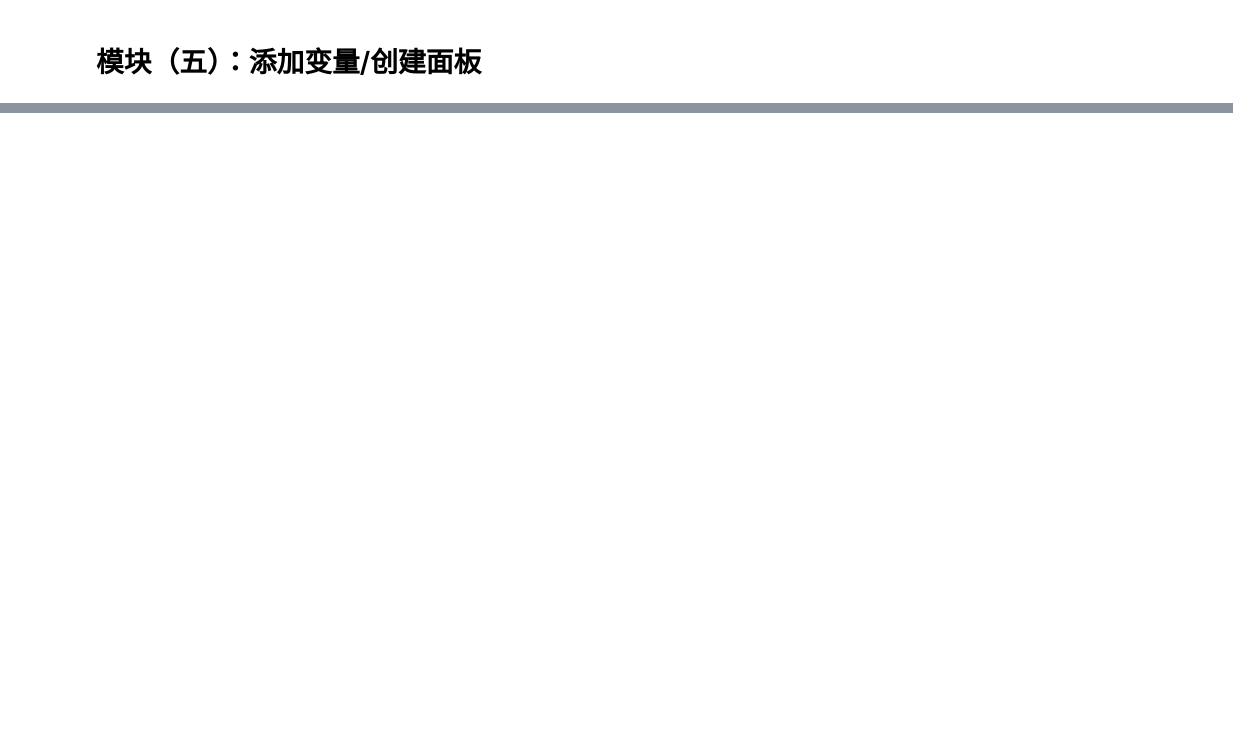
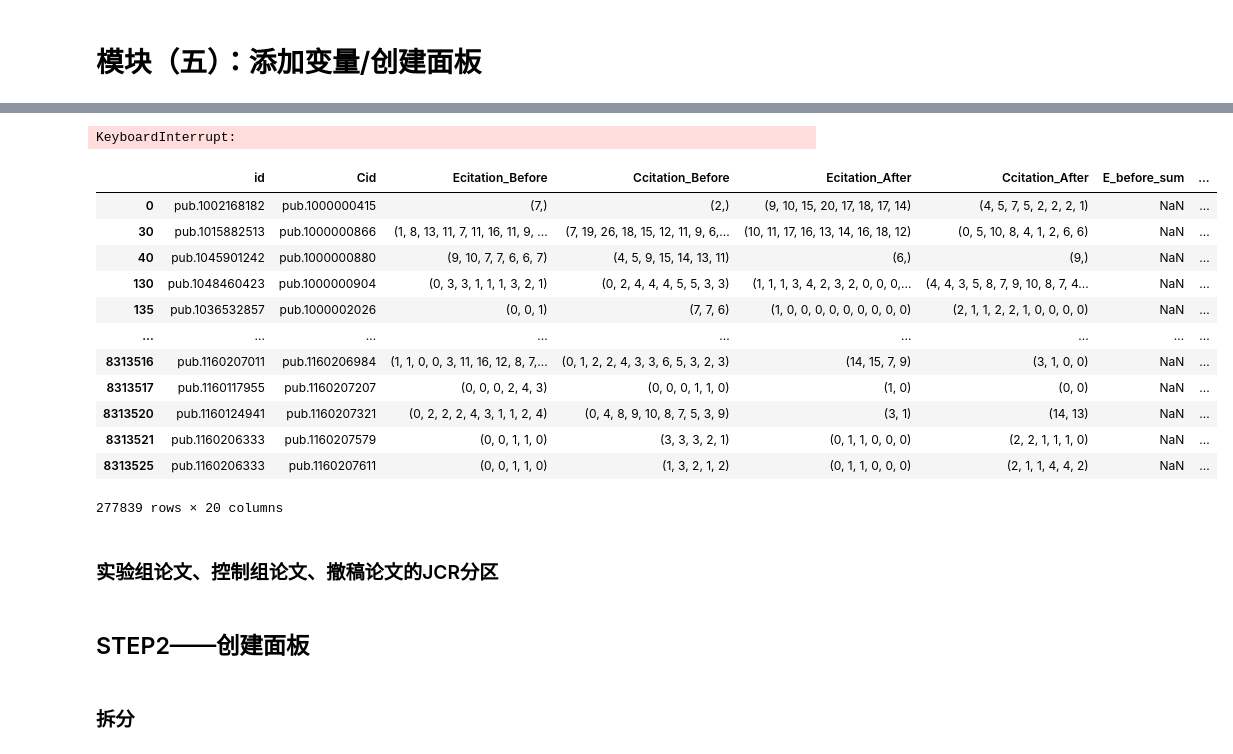
Before and after one commit to moonnotwhite30/notebook-backup, a Jupyter notebook: 2025_09_05.ipynb, the cells around one changed output, grey strips where cells are left out. Drawn from its saved outputs; the diff is of its cells as text; code cells hidden in the pictures; blank space fills up the shorter version.

```diff
--- a/2025_09_05.ipynb
+++ b/2025_09_05.ipynb
@@ -1668,0 +1856,36 @@ E_C_df
+# %%
+# 需要匹配的列
+cols_to_merge = [
+    "PYear", "Journal_id", "NumA", "NumR", "reference_ids",
+    "RPYear", "RYear", "RJournal_id", "Now", "T_PtoR", "T_RtoN"
+]
+
+# 以 E_C_df_clean 为基础，左连接
+E_C_df_merged = E_C_df_clean.merge(
+    df_merged_ECR[["id"] + cols_to_merge],  # 只取需要的列
+    on="id",
+    how="left"
+)
+
+# 去掉 id + Cid 重复的行
+E_C_df_merged = E_C_df_merged.drop_duplicates(subset=["id", "Cid"])
+# %% [output]
+KeyboardInterrupt:
+# %%
+E_C_df_merged
+# %% [output]
+|  | id | Cid | Ecitation_Before | Ccitation_Before | Ecitation_After | Ccitation_After | E_before_sum | ... |
+| 0 | pub.1002168182 | pub.1000000415 | (7,) | (2,) | (9, 10, 15, 20, 17, 18, 17, 14) | (4, 5, 7, 5, 2, 2, 2, 1) | NaN | ... |
+| 30 | pub.1015882513 | pub.1000000866 | (1, 8, 13, 11, 7, 11, 16, 11, 9, ... | (7, 19, 26, 18, 15, 12, 11, 9, 6,... | (10, 11, 17, 16, 13, 14, 16, 18, 12) | (0, 5, 10, 8, 4, 1, 2, 6, 6) | NaN | ... |
+| 40 | pub.1045901242 | pub.1000000880 | (9, 10, 7, 7, 6, 6, 7) | (4, 5, 9, 15, 14, 13, 11) | (6,) | (9,) | NaN | ... |
+| 130 | pub.1048460423 | pub.1000000904 | (0, 3, 3, 1, 1, 1, 3, 2, 1) | (0, 2, 4, 4, 4, 5, 5, 3, 3) | (1, 1, 1, 3, 4, 2, 3, 2, 0, 0, 0,... | (4, 4, 3, 5, 8, 7, 9, 10, 8, 7, 4... | NaN | ... |
+| 135 | pub.1036532857 | pub.1000002026 | (0, 0, 1) | (7, 7, 6) | (1, 0, 0, 0, 0, 0, 0, 0, 0, 0) | (2, 1, 1, 2, 2, 1, 0, 0, 0, 0) | NaN | ... |
+| ... | ... | ... | ... | ... | ... | ... | ... | ... |
+| 8313516 | pub.1160207011 | pub.1160206984 | (1, 1, 0, 0, 3, 11, 16, 12, 8, 7,... | (0, 1, 2, 2, 4, 3, 3, 6, 5, 3, 2, 3) | (14, 15, 7, 9) | (3, 1, 0, 0) | NaN | ... |
+| 8313517 | pub.1160117955 | pub.1160207207 | (0, 0, 0, 2, 4, 3) | (0, 0, 0, 1, 1, 0) | (1, 0) | (0, 0) | NaN | ... |
+| 8313520 | pub.1160124941 | pub.1160207321 | (0, 2, 2, 2, 4, 3, 1, 1, 2, 4) | (0, 4, 8, 9, 10, 8, 7, 5, 3, 9) | (3, 1) | (14, 13) | NaN | ... |
+| 8313521 | pub.1160206333 | pub.1160207579 | (0, 0, 1, 1, 0) | (3, 3, 3, 2, 1) | (0, 1, 1, 0, 0, 0) | (2, 2, 1, 1, 1, 0) | NaN | ... |
+| 8313525 | pub.1160206333 | pub.1160207611 | (0, 0, 1, 1, 0) | (1, 3, 2, 1, 2) | (0, 1, 1, 0, 0, 0) | (2, 1, 1, 4, 4, 2) | NaN | ... |
+277839 rows × 20 columns
+# %% [markdown]
+### 实验组论文、控制组论文、撤稿论文的JCR分区
@@ -1668,0 +1894,2 @@ E_C_df
+# %% [markdown]
+## STEP2——创建面板
@@ -1668,0 +1911,2 @@ E_C_df
+# %% [markdown]
+### 拆分
```
Also changed, not shown: parts of 35 cells of this notebook.
